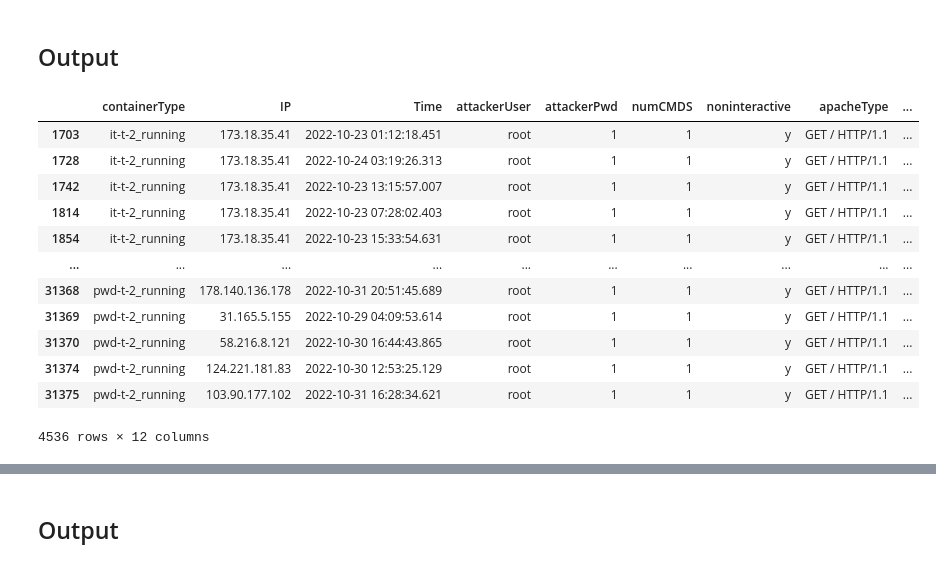
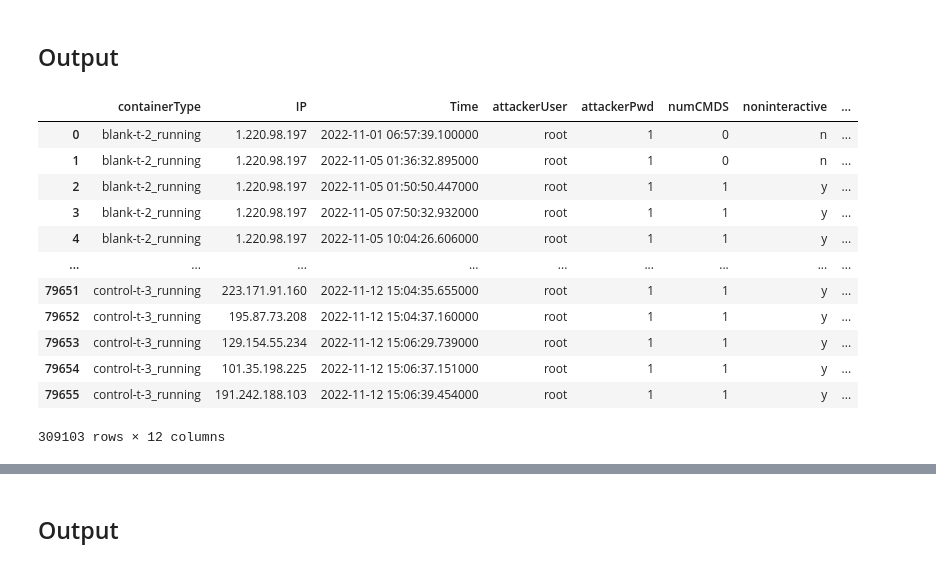
Before and after one commit to friendly-besties-incorporated/all-honeypot-code, a Jupyter notebook: hacs200master.ipynb, the cells around one changed output, grey strips where cells are left out. Cells and saved outputs as stored; diff of their text form; code cells hidden in the pictures.

```diff
--- a/hacs200master.ipynb
+++ b/hacs200master.ipynb
@@ -165,0 +86,3 @@ matchApache(apacheMatch1, apache)
+# %%
+apacheMatch1 = pd.read_sql(apacheMatchQuery1, conn)
+apacheMatch1
@@ -165,0 +103,7 @@ matchApache(apacheMatch1, apache)
+# %%
+query_control = "SELECT (mitm_out.containerType), (mitm_out.IP), (mitm_out.Time), (mitm_out.attackerUser), (mitm_out.attackerPwd), (mitm_out.numCMDS), (mitm_out.noninteractive) \
+                FROM mitm_out \
+                WHERE (mitm_out.containerType LIKE '%control%')"
+# %%
+control = pd.read_sql(query_control, conn)
+control
@@ -165,0 +124,5 @@ matchApache(apacheMatch1, apache)
+# %%
+list = ['apacheContainerType', 'apacheIP', 'apacheTime', 'apacheType', 'apacheUserAgent']
+for x in list:
+    control[x] = np.nan
+control
@@ -166,19 +143,19 @@ matchApache(apacheMatch1, apache)
 # %% [markdown]
 ## Output
 # %%
-usable1 = apacheMatch1.dropna()
+usable1 = apacheMatch1.append(control)
 usable1
 # %% [output]
-|  | containerType | IP | Time | attackerUser | attackerPwd | numCMDS | noninteractive | apacheType | ... |
-| 1703 | it-t-2_running | 173.18.35.41 | 2022-10-23 01:12:18.451 | root | 1 | 1 | y | GET / HTTP/1.1 | ... |
-| 1728 | it-t-2_running | 173.18.35.41 | 2022-10-24 03:19:26.313 | root | 1 | 1 | y | GET / HTTP/1.1 | ... |
-| 1742 | it-t-2_running | 173.18.35.41 | 2022-10-23 13:15:57.007 | root | 1 | 1 | y | GET / HTTP/1.1 | ... |
-| 1814 | it-t-2_running | 173.18.35.41 | 2022-10-23 07:28:02.403 | root | 1 | 1 | y | GET / HTTP/1.1 | ... |
-| 1854 | it-t-2_running | 173.18.35.41 | 2022-10-23 15:33:54.631 | root | 1 | 1 | y | GET / HTTP/1.1 | ... |
-| ... | ... | ... | ... | ... | ... | ... | ... | ... | ... |
-| 31368 | pwd-t-2_running | 178.140.136.178 | 2022-10-31 20:51:45.689 | root | 1 | 1 | y | GET / HTTP/1.1 | ... |
-| 31369 | pwd-t-2_running | 31.165.5.155 | 2022-10-29 04:09:53.614 | root | 1 | 1 | y | GET / HTTP/1.1 | ... |
-| 31370 | pwd-t-2_running | 58.216.8.121 | 2022-10-30 16:44:43.865 | root | 1 | 1 | y | GET / HTTP/1.1 | ... |
-| 31374 | pwd-t-2_running | 124.221.181.83 | 2022-10-30 12:53:25.129 | root | 1 | 1 | y | GET / HTTP/1.1 | ... |
-| 31375 | pwd-t-2_running | 103.90.177.102 | 2022-10-31 16:28:34.621 | root | 1 | 1 | y | GET / HTTP/1.1 | ... |
+|  | containerType | IP | Time | attackerUser | attackerPwd | numCMDS | noninteractive | ... |
+| 0 | blank-t-2_running | 1.220.98.197 | 2022-11-01 06:57:39.100000 | root | 1 | 0 | n | ... |
+| 1 | blank-t-2_running | 1.220.98.197 | 2022-11-05 01:36:32.895000 | root | 1 | 0 | n | ... |
+| 2 | blank-t-2_running | 1.220.98.197 | 2022-11-05 01:50:50.447000 | root | 1 | 1 | y | ... |
+| 3 | blank-t-2_running | 1.220.98.197 | 2022-11-05 07:50:32.932000 | root | 1 | 1 | y | ... |
+| 4 | blank-t-2_running | 1.220.98.197 | 2022-11-05 10:04:26.606000 | root | 1 | 1 | y | ... |
+| ... | ... | ... | ... | ... | ... | ... | ... | ... |
+| 79651 | control-t-3_running | 223.171.91.160 | 2022-11-12 15:04:35.655000 | root | 1 | 1 | y | ... |
+| 79652 | control-t-3_running | 195.87.73.208 | 2022-11-12 15:04:37.160000 | root | 1 | 1 | y | ... |
+| 79653 | control-t-3_running | 129.154.55.234 | 2022-11-12 15:06:29.739000 | root | 1 | 1 | y | ... |
+| 79654 | control-t-3_running | 101.35.198.225 | 2022-11-12 15:06:37.151000 | root | 1 | 1 | y | ... |
+| 79655 | control-t-3_running | 191.242.188.103 | 2022-11-12 15:06:39.454000 | root | 1 | 1 | y | ... |
-4536 rows × 12 columns
+309103 rows × 12 columns
```
Also changed, not shown: parts of 113 cells of this notebook.
